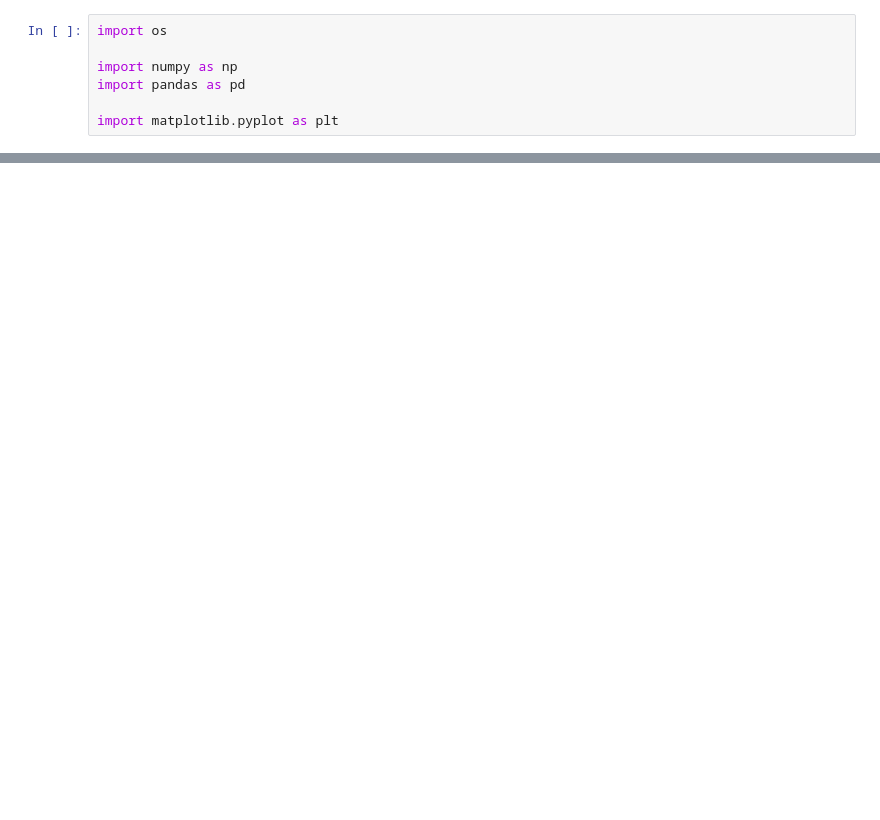
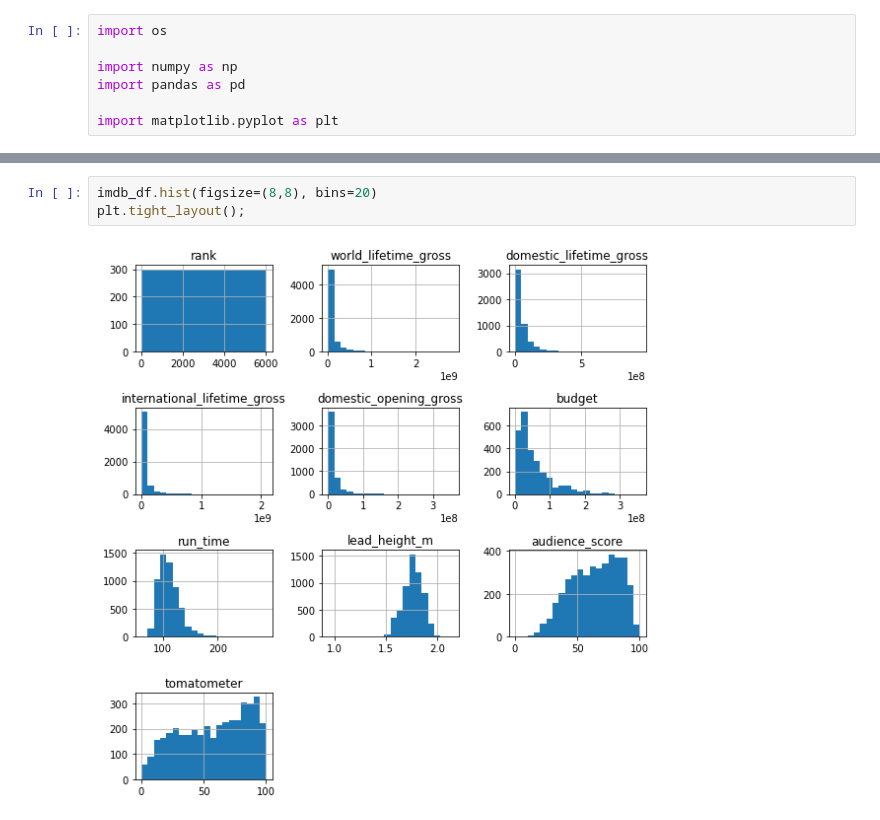
Before and after one commit to hmlewis-astro/imdb_movie_gross, a Jupyter notebook: eda_imdb.ipynb, the cells around one changed output, grey strips where cells are left out. Drawn from its saved outputs; the diff is of its cells as text; blank space fills up the shorter version.

```diff
--- a/eda_imdb.ipynb
+++ b/eda_imdb.ipynb
@@ -32,0 +47,5 @@ imdb_df
+# %%
+imdb_df.hist(figsize=(8,8), bins=20)
+plt.tight_layout();
+# %% [output]
+[figure, added]
```
Also changed, not shown: parts of 30 cells of this notebook, 1 other file.
